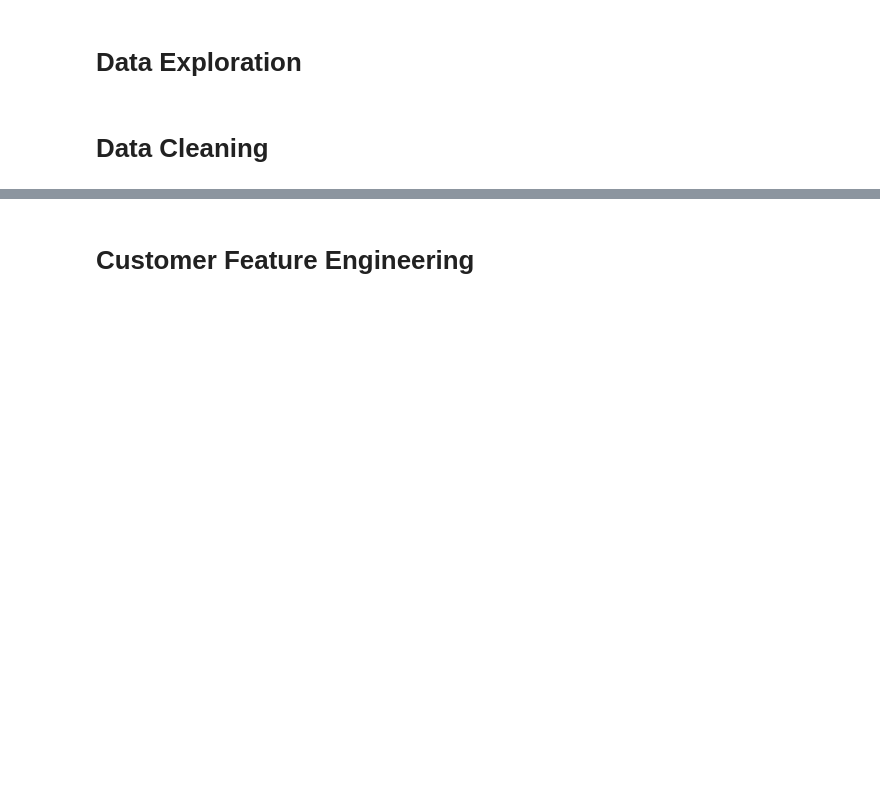
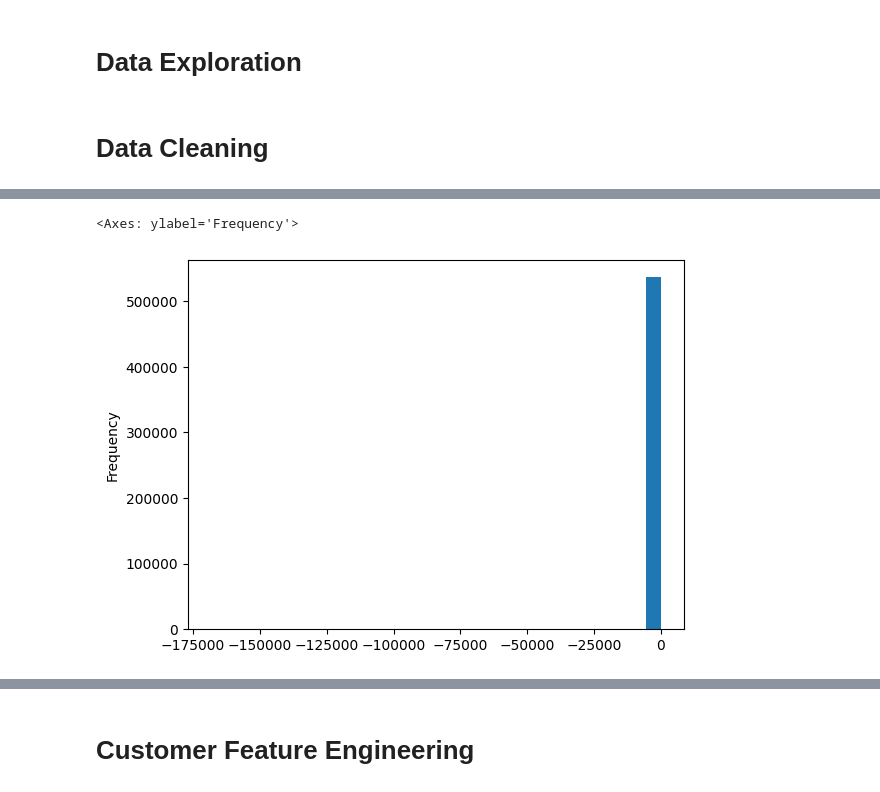
Before and after one commit to Break-Through-Tech/witOmni-1A-ai-powered-customer-intelligence-for-smarter-marketing, a Jupyter notebook: notebooks/witOmni_1A.ipynb, the cells around one changed output, grey strips where cells are left out. Cells and saved outputs as stored; diff of their text form; code cells hidden in the pictures; blank space fills up the shorter version.

```diff
--- a/notebooks/witOmni_1A.ipynb
+++ b/notebooks/witOmni_1A.ipynb
@@ -84,0 +104,6 @@ df.describe()
+# %%
+q_high = df['TotalPrice'].quantile(0.99)
+df[df['TotalPrice'] < q_high]['TotalPrice'].plot(kind='hist', bins=30)
+# %% [output]
+<Axes: ylabel='Frequency'>
+[figure, added]
```
Also changed, not shown: parts of 6 cells of this notebook, 1 other file.
